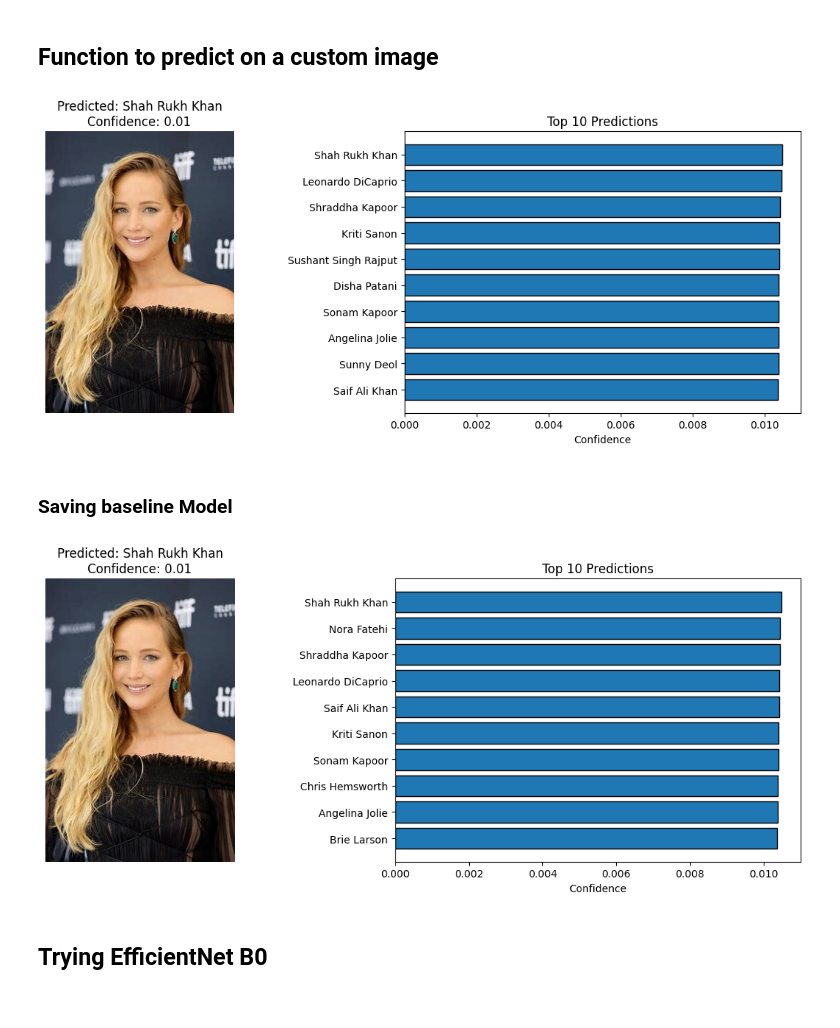
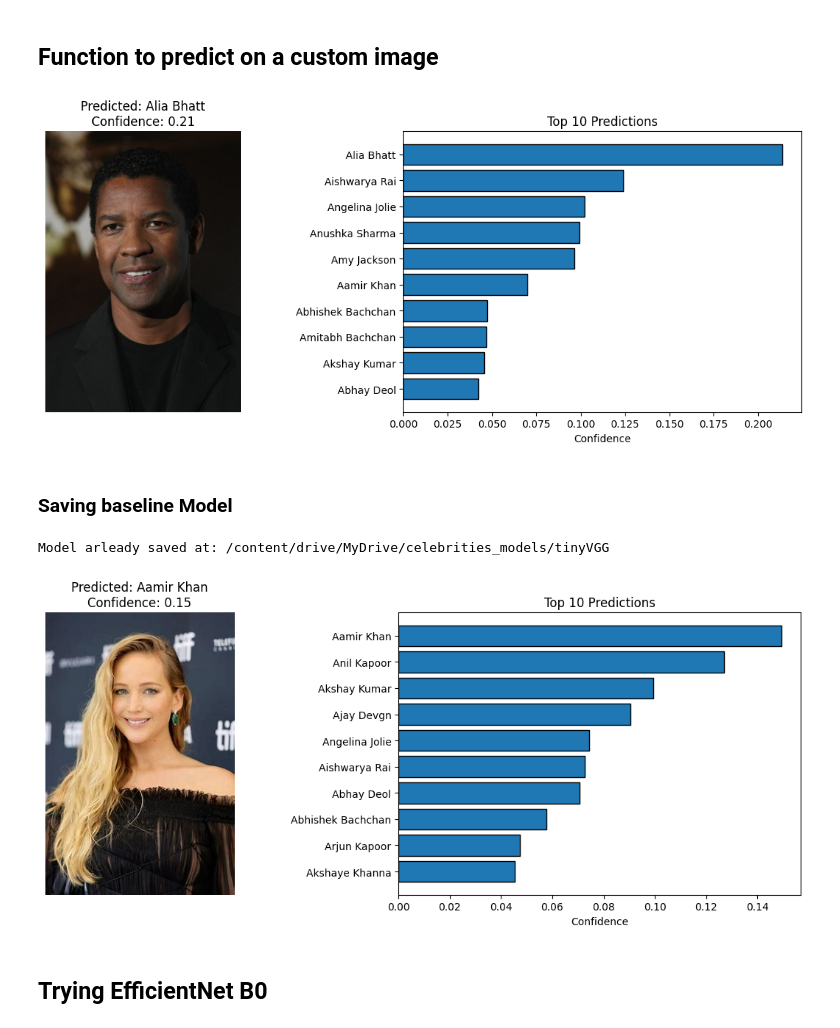
Before and after one commit to Mateusz-best-creator/CelebritiesRecognition, a Jupyter notebook: AI_project.ipynb, the cells around one changed output. Drawn from its saved outputs; the diff is of its cells as text; code cells hidden in the pictures.

```diff
--- a/AI_project.ipynb
+++ b/AI_project.ipynb
@@ -491,21 +491,3 @@ len(dataloaders["train"])
 BASELINE_MODEL_PATH
 # %% [output]
 '/content/drive/MyDrive/celebrities_models/tinyVGG'
-# %%
-optimizer_0 = torch.optim.Adam(params=model_0.parameters())
-loss_fn_0 = torch.nn.CrossEntropyLoss()
-
-try:
-  baseline_m = TinyVGG(32).to(device)
-  baseline_m.load_state_dict(torch.load(BASELINE_MODEL_PATH, weights_only=True))
-except Exception:
-
-  print(f"Training on device: {device}")
-  history_0 = train(10,
-                    model_0,
-                    optimizer_0,
-                    loss_fn_0,
-                    dataloaders["train"],
-                    dataloaders["validation"],
-                    device=device,
-                    display_batch_info=False)
@@ -601,11 +619,11 @@ def pred_and_plot_image(model,
     plt.show()
 # %%
 pred_and_plot_image(model_0,
-                    "/content/drive/MyDrive/jl.jpg",
+                    "/content/drive/MyDrive/denzel.jpg",
                     CLASS_NAMES,
                     simple_transform,
                     device)
 # %% [output]
-[figure, old version]
+[figure, new version]
 # %% [markdown]
 ### Saving baseline Model
@@ -614,6 +630,20 @@ torch.save(model_0.state_dict(), BASELINE_MODEL_PATH)
+# %%
+def save_my_model(model, model_path):
+  if not Path(model_path).exists():
+    print(f"Saving to: {model_path}")
+    torch.save(model.state_dict(), model_path)
+  else:
+    print(f"Model arleady saved at: {model_path}")
+
+save_my_model(model_0, BASELINE_MODEL_PATH)
+# %% [output]
+Model arleady saved at: /content/drive/MyDrive/celebrities_models/tinyVGG
 # %%
 baseline_m = TinyVGG(32).to(device)
-baseline_m.load_state_dict(torch.load(BASELINE_MODEL_PATH, weights_only=True))
+if device == "cpu":
+  baseline_m.load_state_dict(torch.load(BASELINE_MODEL_PATH, map_location=torch.device('cpu')))
+else:
+  baseline_m.load_state_dict(torch.load(BASELINE_MODEL_PATH, weights_only=True))
 
 pred_and_plot_image(baseline_m,
                     "/content/drive/MyDrive/jl.jpg",
@@ -621,7 +651,7 @@ pred_and_plot_image(baseline_m,
                     simple_transform,
                     device)
 # %% [output]
-[figure, old version]
+[figure, new version]
 # %% [markdown]
 ## Trying EfficientNet B0
 # %%
```
Also changed, not shown: parts of 32 cells of this notebook.
